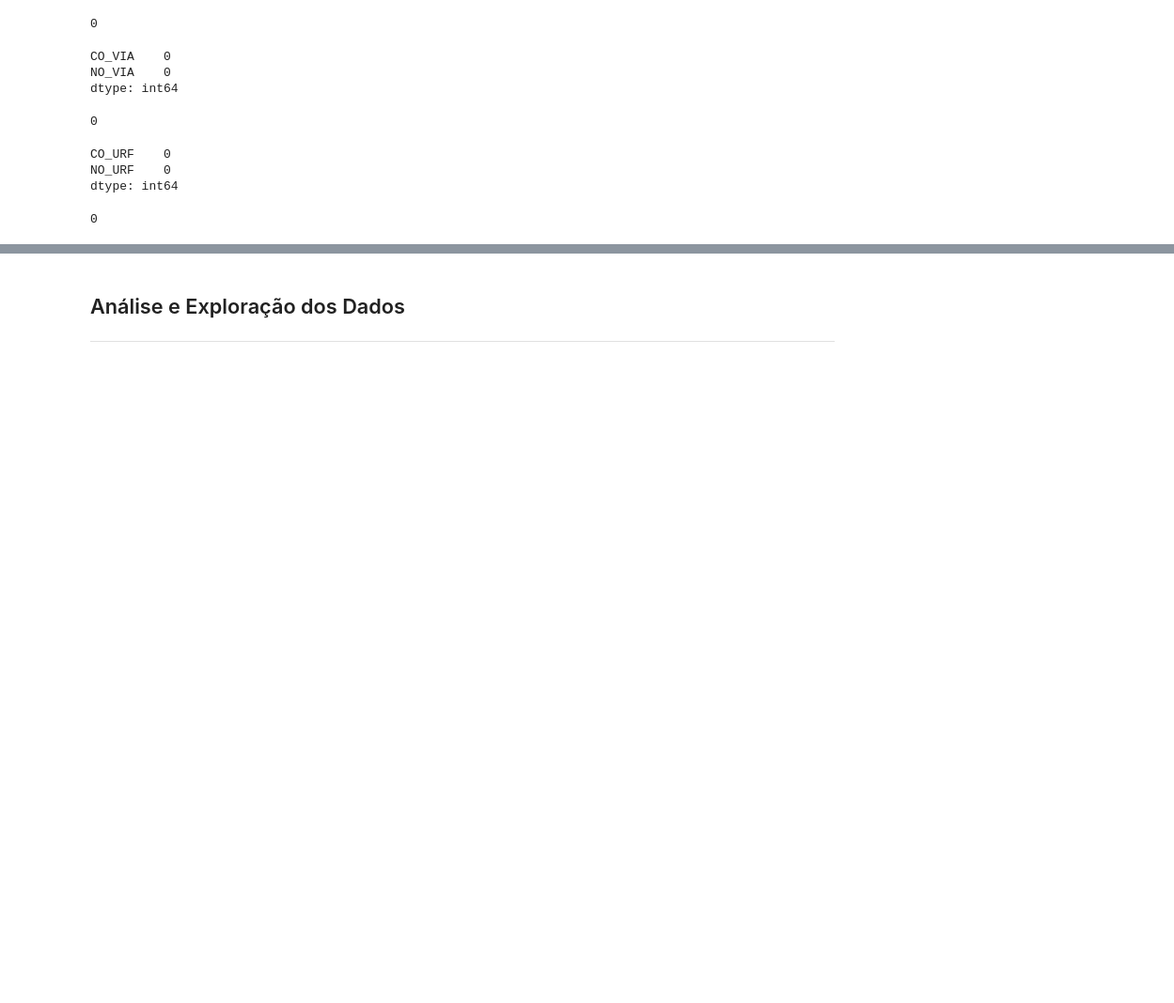
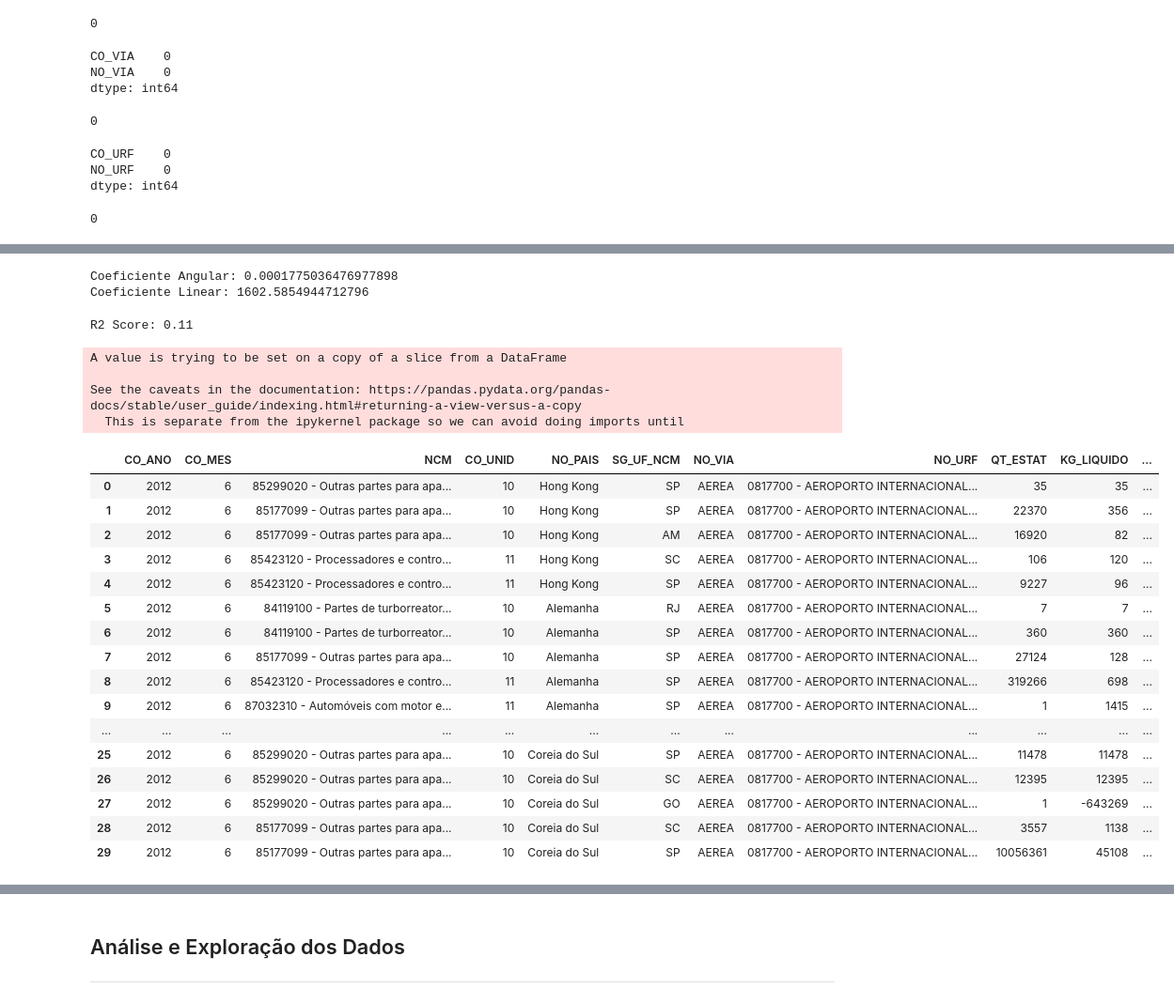
Before and after one commit to Danielpsob/DSWP, a Jupyter notebook: notebooks/analise_dados03-04.ipynb, the cells around one changed output, grey strips where cells are left out. Shown at 94% size. Cells and saved outputs as stored; diff of their text form; code cells hidden in the pictures; blank space fills up the shorter version.

```diff
--- a/notebooks/analise_dados03-04.ipynb
+++ b/notebooks/analise_dados03-04.ipynb
@@ -415,0 +456,3 @@ df_urf.duplicated().sum()
+# %%
+df_teste2 = df_teste[df_teste.VL_SEGURO > 0]
+df_teste2.info()
@@ -415,0 +483,51 @@ df_urf.duplicated().sum()
+# %%
+X = df_teste2[['VL_FOB']]
+y = df_teste2.VL_SEGURO
+# %%
+X_train, X_test, y_train, y_test = train_test_split(X, y, test_size=0.25)
+# %%
+# Criando o modelo LinearRegression
+regr = LinearRegression()
+# Realizar treinamento do modelo
+regr.fit(X_train, y_train)
+# Realizar predição com os dados separados para teste
+y_pred = regr.predict(X_test)
+# %%
+print('Coeficiente Angular:', regr.coef_[0])
+#print('Coeficiente Angular:', regr.coef_[1])
+print('Coeficiente Linear:', regr.intercept_)
+# %% [output]
+Coeficiente Angular: 0.0001775036476977898
+Coeficiente Linear: 1602.5854944712796
+# %%
+print('R2 Score: %.2f' % r2_score(y_test, y_pred))
+# %% [output]
+R2 Score: 0.11
+# %%
+for i in df_teste.index:
+  if df_teste.KG_LIQUIDO[i] == 0:
+      df_teste.KG_LIQUIDO[i] = regr.coef_[0]*df_teste.QT_ESTAT[i] + regr.coef_[1]*df_teste.VL_FOB[i] + regr.intercept_
+
+df_teste.head(30)
+# %% [output]
+A value is trying to be set on a copy of a slice from a DataFrame
+
+See the caveats in the documentation: https://pandas.pydata.org/pandas-docs/stable/user_guide/indexing.html#returning-a-view-versus-a-copy
+  This is separate from the ipykernel package so we can avoid doing imports until
+|  | CO_ANO | CO_MES | NCM | CO_UNID | NO_PAIS | SG_UF_NCM | NO_VIA | NO_URF | QT_ESTAT | KG_LIQUIDO | ... |
+| 0 | 2012 | 6 | 85299020 - Outras partes para apa... | 10 | Hong Kong | SP | AEREA | 0817700 - AEROPORTO INTERNACIONAL... | 35 | 35 | ... |
+| 1 | 2012 | 6 | 85177099 - Outras partes para apa... | 10 | Hong Kong | SP | AEREA | 0817700 - AEROPORTO INTERNACIONAL... | 22370 | 356 | ... |
+| 2 | 2012 | 6 | 85177099 - Outras partes para apa... | 10 | Hong Kong | AM | AEREA | 0817700 - AEROPORTO INTERNACIONAL... | 16920 | 82 | ... |
+| 3 | 2012 | 6 | 85423120 - Processadores e contro... | 11 | Hong Kong | SC | AEREA | 0817700 - AEROPORTO INTERNACIONAL... | 106 | 120 | ... |
+| 4 | 2012 | 6 | 85423120 - Processadores e contro... | 11 | Hong Kong | SP | AEREA | 0817700 - AEROPORTO INTERNACIONAL... | 9227 | 96 | ... |
+| 5 | 2012 | 6 | 84119100 - Partes de turborreator... | 10 | Alemanha | RJ | AEREA | 0817700 - AEROPORTO INTERNACIONAL... | 7 | 7 | ... |
+| 6 | 2012 | 6 | 84119100 - Partes de turborreator... | 10 | Alemanha | SP | AEREA | 0817700 - AEROPORTO INTERNACIONAL... | 360 | 360 | ... |
+| 7 | 2012 | 6 | 85177099 - Outras partes para apa... | 10 | Alemanha | SP | AEREA | 0817700 - AEROPORTO INTERNACIONAL... | 27124 | 128 | ... |
+| 8 | 2012 | 6 | 85423120 - Processadores e contro... | 11 | Alemanha | SP | AEREA | 0817700 - AEROPORTO INTERNACIONAL... | 319266 | 698 | ... |
+| 9 | 2012 | 6 | 87032310 - Automóveis com motor e... | 11 | Alemanha | SP | AEREA | 0817700 - AEROPORTO INTERNACIONAL... | 1 | 1415 | ... |
+| ... | ... | ... | ... | ... | ... | ... | ... | ... | ... | ... | ... |
+| 25 | 2012 | 6 | 85299020 - Outras partes para apa... | 10 | Coreia do Sul | SP | AEREA | 0817700 - AEROPORTO INTERNACIONAL... | 11478 | 11478 | ... |
+| 26 | 2012 | 6 | 85299020 - Outras partes para apa... | 10 | Coreia do Sul | SC | AEREA | 0817700 - AEROPORTO INTERNACIONAL... | 12395 | 12395 | ... |
+| 27 | 2012 | 6 | 85299020 - Outras partes para apa... | 10 | Coreia do Sul | GO | AEREA | 0817700 - AEROPORTO INTERNACIONAL... | 1 | -643269 | ... |
+| 28 | 2012 | 6 | 85177099 - Outras partes para apa... | 10 | Coreia do Sul | SC | AEREA | 0817700 - AEROPORTO INTERNACIONAL... | 3557 | 1138 | ... |
+| 29 | 2012 | 6 | 85177099 - Outras partes para apa... | 10 | Coreia do Sul | SP | AEREA | 0817700 - AEROPORTO INTERNACIONAL... | 10056361 | 45108 | ... |
```
Also changed, not shown: parts of 49 cells of this notebook.
